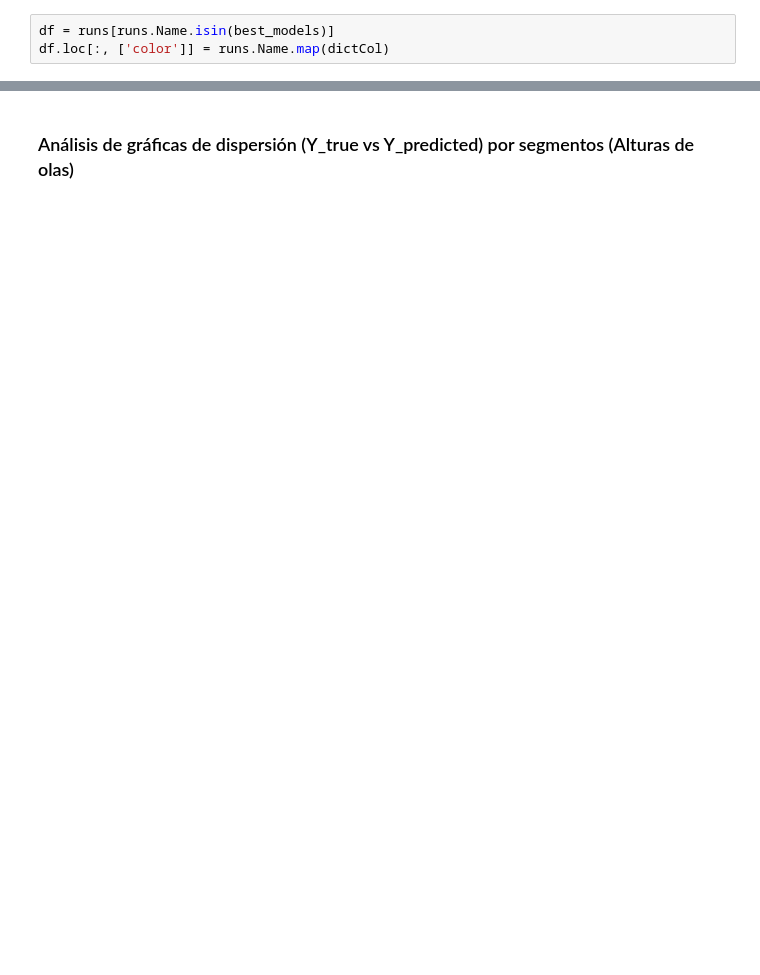
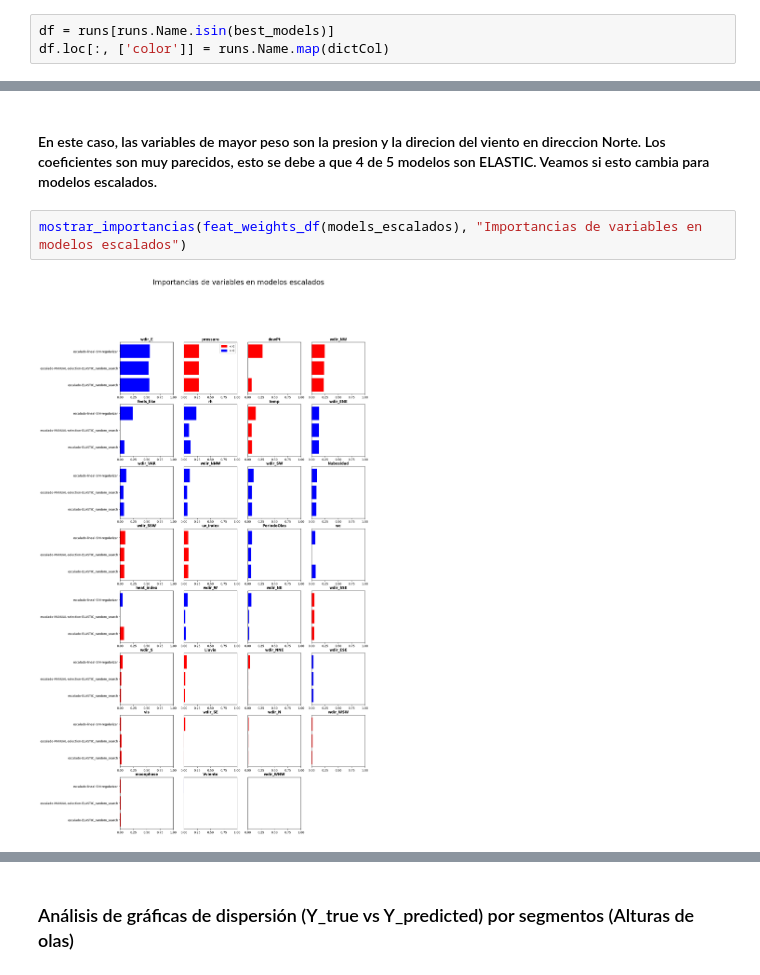
Before and after one commit to MarioBaldocchi/PD, a Jupyter notebook: modelos/evaluacion/evaluacion-lineales.ipynb, the cells around one changed output, grey strips where cells are left out. Cells and saved outputs as stored; diff of their text form; blank space fills up the shorter version.

```diff
--- a/modelos/evaluacion/evaluacion-lineales.ipynb
+++ b/modelos/evaluacion/evaluacion-lineales.ipynb
@@ -167,0 +244,6 @@ for title, metric in zip(titles, metrics):
+# %% [markdown]
+#### En este caso, las variables de mayor peso son la presion y la direcion del viento en direccion Norte. Los coeficientes son muy parecidos, esto se debe a que 4 de 5 modelos son ELASTIC. Veamos si esto cambia para modelos escalados.
+# %%
+mostrar_importancias(feat_weights_df(models_escalados), "Importancias de variables en modelos escalados")
+# %% [output]
+[figure, added]
```
Also changed, not shown: parts of 31 cells of this notebook, 1 other file.
